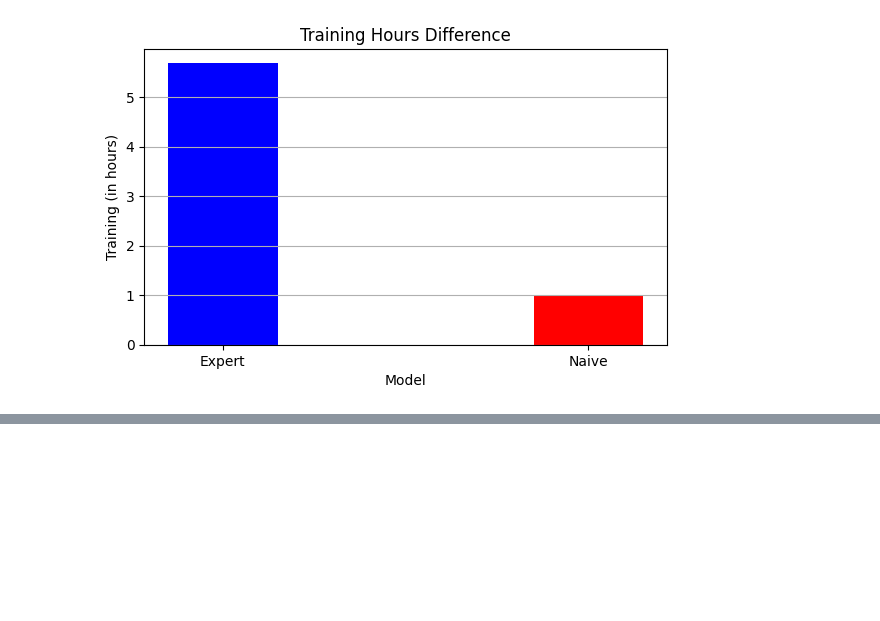
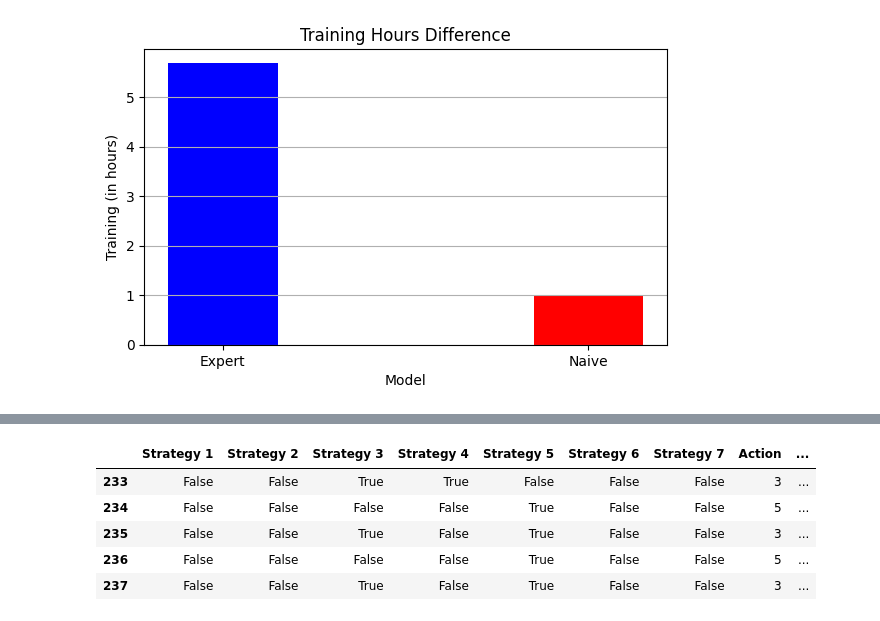
Before and after one commit to MAP-Cyber-Security-AI/Nimplant, a Jupyter notebook: dataEvaluation_new.ipynb, the cells around one changed output, grey strips where cells are left out. Saved outputs shown, nothing was run; the diff lists cells and outputs as text; code cells hidden in the pictures; blank space fills up the shorter version.

```diff
--- a/dataEvaluation_new.ipynb
+++ b/dataEvaluation_new.ipynb
@@ -455,0 +456,9 @@ plt.show()
+# %%
+df_naive2.tail()
+# %% [output]
+|  | Strategy 1 | Strategy 2 | Strategy 3 | Strategy 4 | Strategy 5 | Strategy 6 | Strategy 7 | Action | ... |
+| 233 | False | False | True | True | False | False | False | 3 | ... |
+| 234 | False | False | False | False | True | False | False | 5 | ... |
+| 235 | False | False | True | False | True | False | False | 3 | ... |
+| 236 | False | False | False | False | True | False | False | 5 | ... |
+| 237 | False | False | True | False | True | False | False | 3 | ... |
```
Also changed, not shown: parts of 8 cells of this notebook.
